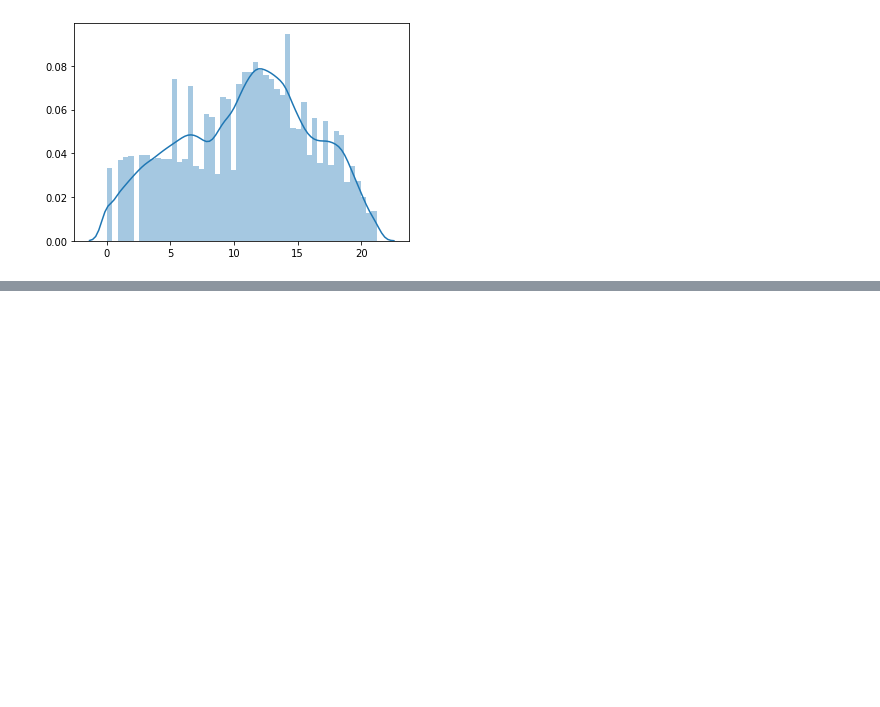
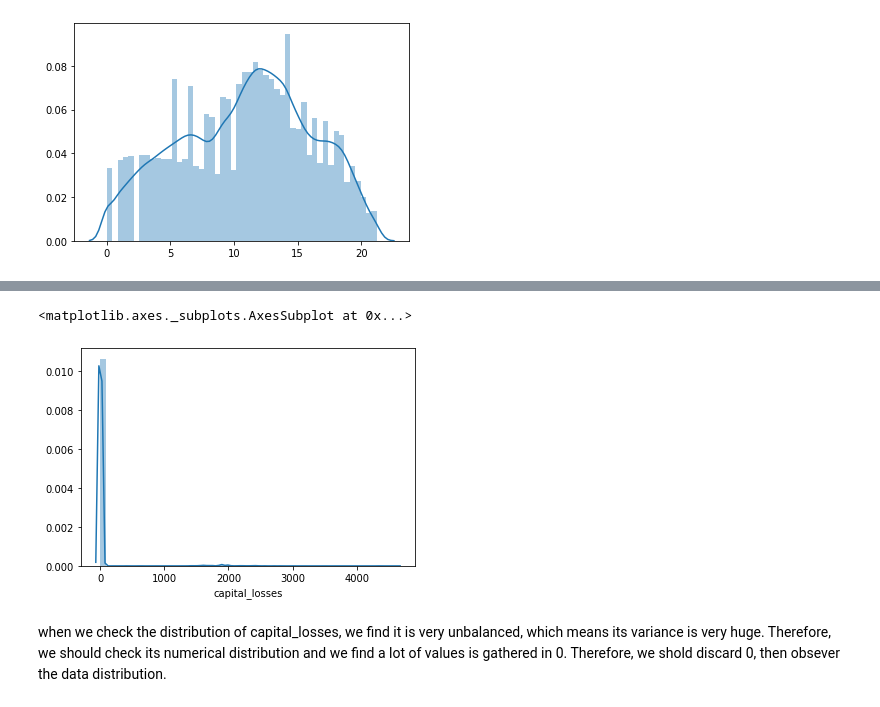
Before and after one commit to tomtang110/RecommendationAlgorithmPractice, a Jupyter notebook: FeatureEnginnering/ContinuousFeature.ipynb, the cells around one changed output, grey strips where cells are left out. Saved outputs shown, nothing was run; the diff lists cells and outputs as text; code cells hidden in the pictures; blank space fills up the shorter version.

```diff
--- a/FeatureEnginnering/ContinuousFeature.ipynb
+++ b/FeatureEnginnering/ContinuousFeature.ipynb
@@ -67,0 +74,2 @@ train_df.head()
+# %%
+train_df['label_income'] = (train_df['income_50k'] == ' 50000+.').astype(float)
@@ -139,0 +243,7 @@ sns.distplot(age_boxcox[0])
+# %%
+sns.distplot(train_df.capital_losses)
+# %% [output]
+<matplotlib.axes._subplots.AxesSubplot at 0x...>
+[figure, added]
+# %% [markdown]
+when we check the distribution of capital_losses, we find it is very unbalanced, which means its variance is very huge. Therefore, we should check its numerical distribution and we find a lot of values is gathered in 0. Therefore, we shold discard 0, then obsever the data distribution.
```
Also changed, not shown: parts of 52 cells of this notebook, 4 other files.
